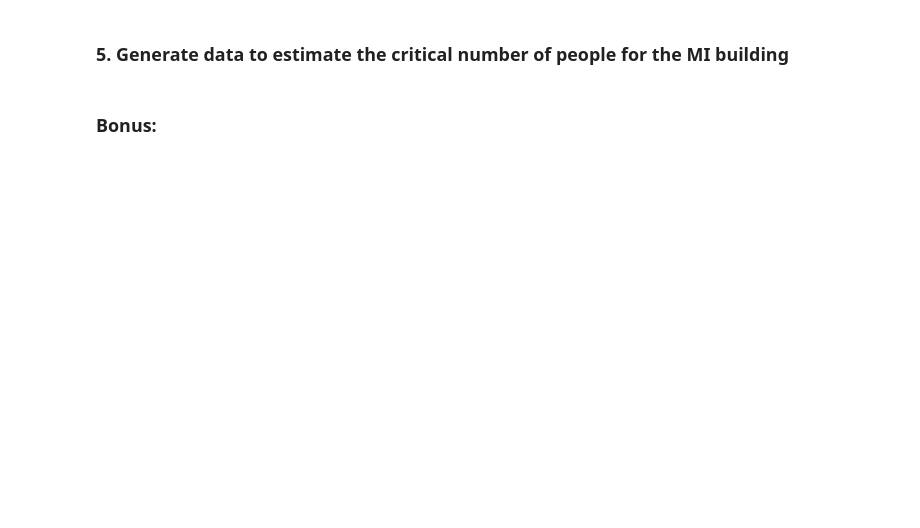
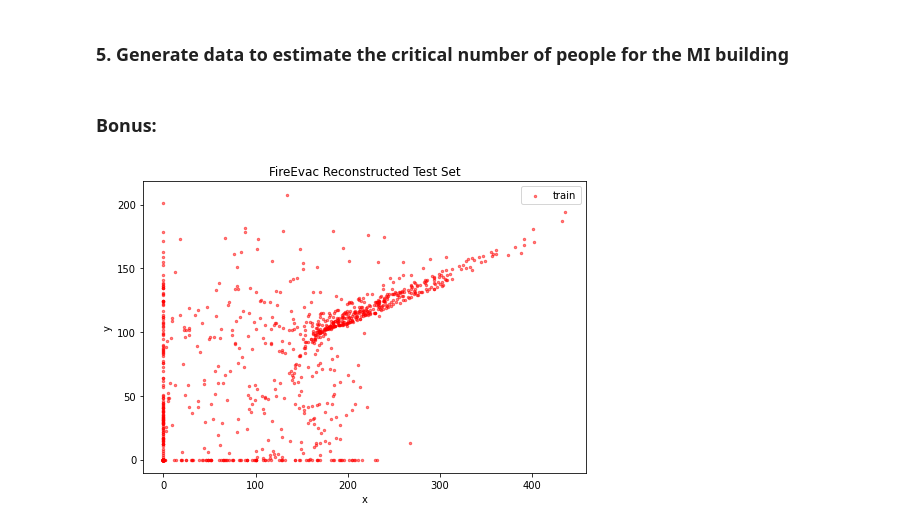
Before and after one commit to sonmikrafft-uni-MLCMS/ex4, a Jupyter notebook: task_4.ipynb, the cells around one changed output. Cells and saved outputs as stored; diff of their text form; code cells hidden in the pictures; blank space fills up the shorter version.

```diff
--- a/task_4.ipynb
+++ b/task_4.ipynb
@@ -49,0 +146,8 @@ plot_2d_train_test(
+# %%
+# generation of 100 people in the MI building
+generated_positions = generate_samples(100)
+generated_positions = renormalise(generated_positions, train)
+
+plot_2d_fire_evac_set(generated_samples, xlabel="x", ylabel="y", title="FireEvac Reconstructed Test Set", save_path="plots/fire_evac_test_data_generation_bonus.pdf", alpha=0.5)
+# %% [output]
+[figure, added]
```
Also changed, not shown: parts of 12 cells of this notebook.
